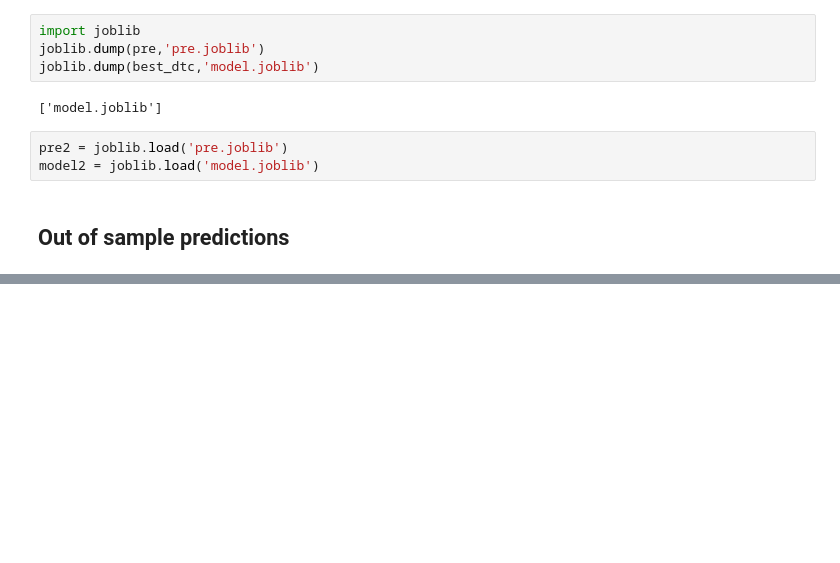
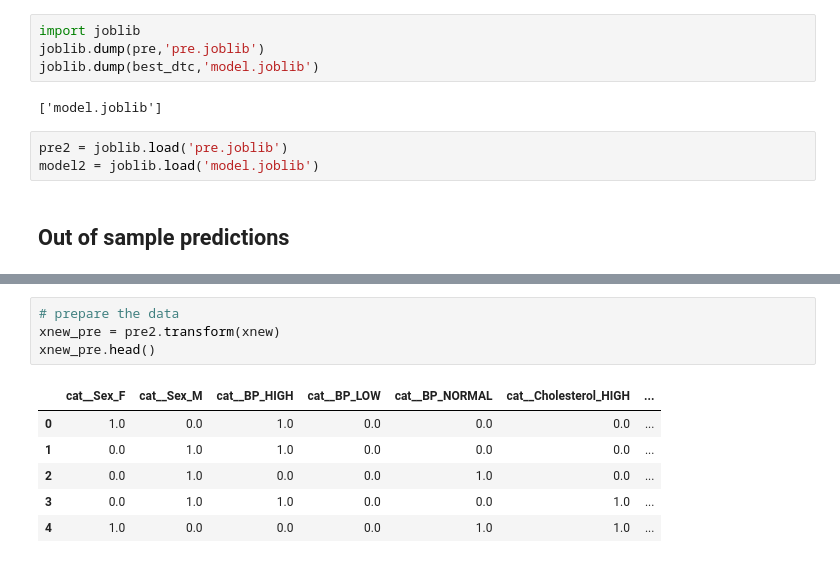
Before and after one commit to patiladwait19124-blip/Machine-learning-1491, a Jupyter notebook: Decision Tree Classifier.ipynb, the cells around one changed output, grey strips where cells are left out. Cells and saved outputs as stored; diff of their text form; blank space fills up the shorter version.

```diff
--- a/Decision Tree Classifier.ipynb
+++ b/Decision Tree Classifier.ipynb
@@ -331,0 +337,11 @@ URLError: <urlopen error [SSL: CERTIFICATE_VERIFY_FAILED] certificate verify fai
+# %%
+# prepare the data
+xnew_pre = pre2.transform(xnew)
+xnew_pre.head()
+# %% [output]
+|  | cat__Sex_F | cat__Sex_M | cat__BP_HIGH | cat__BP_LOW | cat__BP_NORMAL | cat__Cholesterol_HIGH | ... |
+| 0 | 1.0 | 0.0 | 1.0 | 0.0 | 0.0 | 0.0 | ... |
+| 1 | 0.0 | 1.0 | 1.0 | 0.0 | 0.0 | 0.0 | ... |
+| 2 | 0.0 | 1.0 | 0.0 | 0.0 | 1.0 | 0.0 | ... |
+| 3 | 0.0 | 1.0 | 1.0 | 0.0 | 0.0 | 1.0 | ... |
+| 4 | 1.0 | 0.0 | 0.0 | 0.0 | 1.0 | 1.0 | ... |
```
Also changed, not shown: parts of 11 cells of this notebook.
